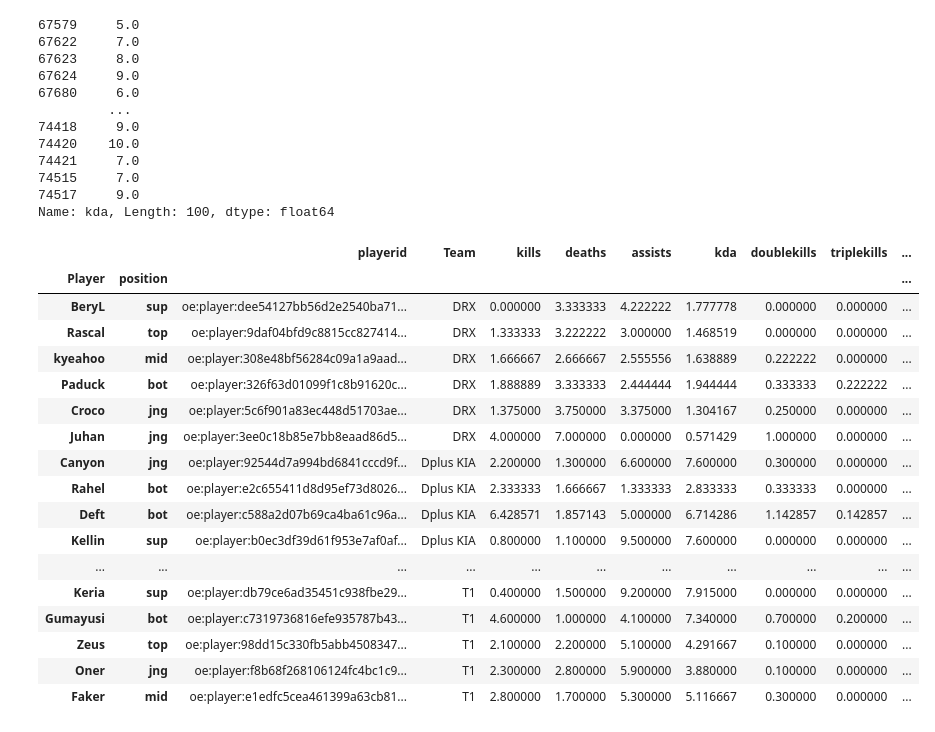
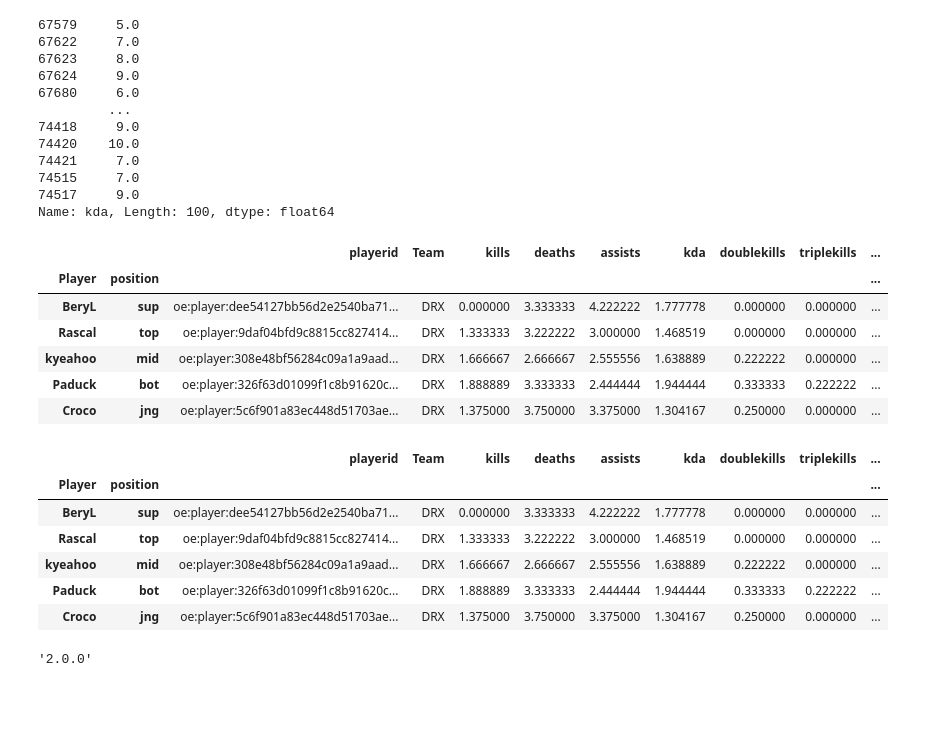
Before and after one commit to posky/LoL-Esports, a Jupyter notebook: lol_matches_data.ipynb, the cells around one changed output. Cells and saved outputs as stored; diff of their text form; code cells hidden in the pictures; blank space fills up the shorter version.

Commit message:
lolesports players stats

```diff
--- a/lol_matches_data.ipynb
+++ b/lol_matches_data.ipynb
@@ -153,10 +155,12 @@ matches_data["gdpm"]
 74831    396.721097
 Name: gdpm, Length: 74832, dtype: float64
 # %%
-columns = ['index', 'gameid', 'position', 'playername', 'teamname', 'totalgold']
-merged = pd.merge(matches_data[columns], matches_data[columns], how='inner', on=['gameid', 'teamname'])
-merged = merged.loc[merged['position_y'] == 'team']
-merged['goldshare'] = merged['totalgold_x'].divide(merged['totalgold_y'])
+columns = ["index", "gameid", "position", "playername", "teamname", "totalgold"]
+merged = pd.merge(
+    matches_data[columns], matches_data[columns], how="inner", on=["gameid", "teamname"]
+)
+merged = merged.loc[merged["position_y"] == "team"]
+merged["goldshare"] = merged["totalgold_x"].divide(merged["totalgold_y"])
 merged.head(10)
 # %% [output]
 |  | index_x | gameid | position_x | playername_x | teamname | totalgold_x | index_y | position_y | playername_y | ... |
@@ -448,42 +455,32 @@ mean_columns = [
     "damagetakenperminute",
     "wpm",
     "wcpm",
     "controlwardsbought",
     "vspm",
     "gpm",
     "gdpm",
     "goldshare",
     "cspm",
     "golddiffat10",
     "xpdiffat10",
     "csdiffat10",
     "golddiffat15",
     "xpdiffat15",
     "csdiffat15",
 ]
 num_columns = ["champion"]
 
 players_stats[mean_columns] = groupby[mean_columns].mean()
+players_stats["champions"] = groupby["champion"].nunique()
 players_stats = (
     players_stats.reset_index().set_index(["Player", "position"]).sort_values("Team")
 )
-players_stats
+players_stats.head()
 # %% [output]
 |  |  | playerid | Team | kills | deaths | assists | kda | doublekills | triplekills | ... |
 | Player | position |  |  |  |  |  |  |  |  | ... |
 | BeryL | sup | oe:player:dee54127bb56d2e2540ba71... | DRX | 0.000000 | 3.333333 | 4.222222 | 1.777778 | 0.000000 | 0.000000 | ... |
 | Rascal | top | oe:player:9daf04bfd9c8815cc827414... | DRX | 1.333333 | 3.222222 | 3.000000 | 1.468519 | 0.000000 | 0.000000 | ... |
 | kyeahoo | mid | oe:player:308e48bf56284c09a1a9aad... | DRX | 1.666667 | 2.666667 | 2.555556 | 1.638889 | 0.222222 | 0.000000 | ... |
 | Paduck | bot | oe:player:326f63d01099f1c8b91620c... | DRX | 1.888889 | 3.333333 | 2.444444 | 1.944444 | 0.333333 | 0.222222 | ... |
 | Croco | jng | oe:player:5c6f901a83ec448d51703ae... | DRX | 1.375000 | 3.750000 | 3.375000 | 1.304167 | 0.250000 | 0.000000 | ... |
-| Juhan | jng | oe:player:3ee0c18b85e7bb8eaad86d5... | DRX | 4.000000 | 7.000000 | 0.000000 | 0.571429 | 1.000000 | 0.000000 | ... |
-| Canyon | jng | oe:player:92544d7a994bd6841cccd9f... | Dplus KIA | 2.200000 | 1.300000 | 6.600000 | 7.600000 | 0.300000 | 0.000000 | ... |
-| Rahel | bot | oe:player:e2c655411d8d95ef73d8026... | Dplus KIA | 2.333333 | 1.666667 | 1.333333 | 2.833333 | 0.333333 | 0.000000 | ... |
-| Deft | bot | oe:player:c588a2d07b69ca4ba61c96a... | Dplus KIA | 6.428571 | 1.857143 | 5.000000 | 6.714286 | 1.142857 | 0.142857 | ... |
-| Kellin | sup | oe:player:b0ec3df39d61f953e7af0af... | Dplus KIA | 0.800000 | 1.100000 | 9.500000 | 7.600000 | 0.000000 | 0.000000 | ... |
-| ... | ... | ... | ... | ... | ... | ... | ... | ... | ... | ... |
-| Keria | sup | oe:player:db79ce6ad35451c938fbe29... | T1 | 0.400000 | 1.500000 | 9.200000 | 7.915000 | 0.000000 | 0.000000 | ... |
-| Gumayusi | bot | oe:player:c7319736816efe935787b43... | T1 | 4.600000 | 1.000000 | 4.100000 | 7.340000 | 0.700000 | 0.200000 | ... |
-| Zeus | top | oe:player:98dd15c330fb5abb4508347... | T1 | 2.100000 | 2.200000 | 5.100000 | 4.291667 | 0.100000 | 0.000000 | ... |
-| Oner | jng | oe:player:f8b68f268106124fc4bc1c9... | T1 | 2.300000 | 2.800000 | 5.900000 | 3.880000 | 0.100000 | 0.000000 | ... |
-| Faker | mid | oe:player:e1edfc5cea461399a63cb81... | T1 | 2.800000 | 1.700000 | 5.300000 | 5.116667 | 0.300000 | 0.000000 | ... |
@@ -489,0 +527,31 @@ players_stats
+# %%
+for key, values in origin_columns.items():
+    columns[key] = ["_" + col for col in values]
+    rank_columns[key] = [col + "_rank" for col in values]
+    for pos in positions:
+        scaler = MinMaxScaler()
+        players_stats.loc[
+            players_stats.index.get_level_values(1) == pos, columns[key]
+        ] = scaler.fit_transform(
+            players_stats.loc[players_stats.index.get_level_values(1) == pos, values]
+        )
+        players_stats.loc[
+            players_stats.index.get_level_values(1) == pos, rank_columns[key]
+        ] = scaler.fit_transform(
+            players_stats.loc[
+                players_stats.index.get_level_values(1) == pos, values
+            ].rank(method="min", ascending=False)
+        )
+players_stats.head()
+# %% [output]
+|  |  | playerid | Team | kills | deaths | assists | kda | doublekills | triplekills | ... |
+| Player | position |  |  |  |  |  |  |  |  | ... |
+| BeryL | sup | oe:player:dee54127bb56d2e2540ba71... | DRX | 0.000000 | 3.333333 | 4.222222 | 1.777778 | 0.000000 | 0.000000 | ... |
+| Rascal | top | oe:player:9daf04bfd9c8815cc827414... | DRX | 1.333333 | 3.222222 | 3.000000 | 1.468519 | 0.000000 | 0.000000 | ... |
+| kyeahoo | mid | oe:player:308e48bf56284c09a1a9aad... | DRX | 1.666667 | 2.666667 | 2.555556 | 1.638889 | 0.222222 | 0.000000 | ... |
+| Paduck | bot | oe:player:326f63d01099f1c8b91620c... | DRX | 1.888889 | 3.333333 | 2.444444 | 1.944444 | 0.333333 | 0.222222 | ... |
+| Croco | jng | oe:player:5c6f901a83ec448d51703ae... | DRX | 1.375000 | 3.750000 | 3.375000 | 1.304167 | 0.250000 | 0.000000 | ... |
+# %%
+pd.__version__
+# %% [output]
+'2.0.0'
```
Also changed, not shown: parts of 12 cells of this notebook.
